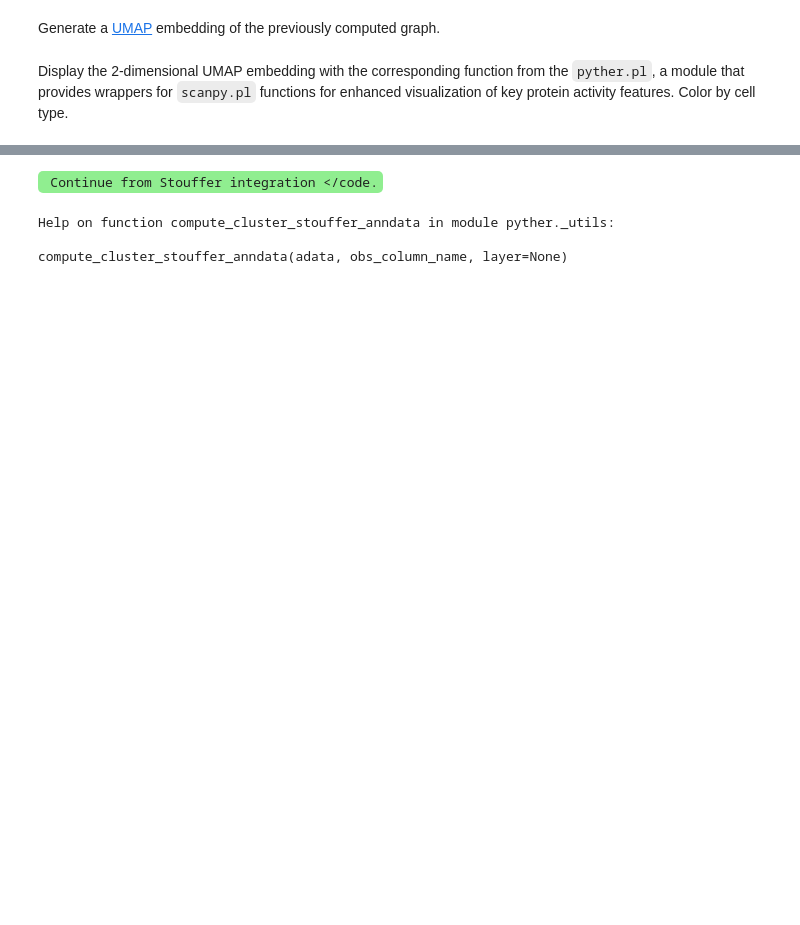
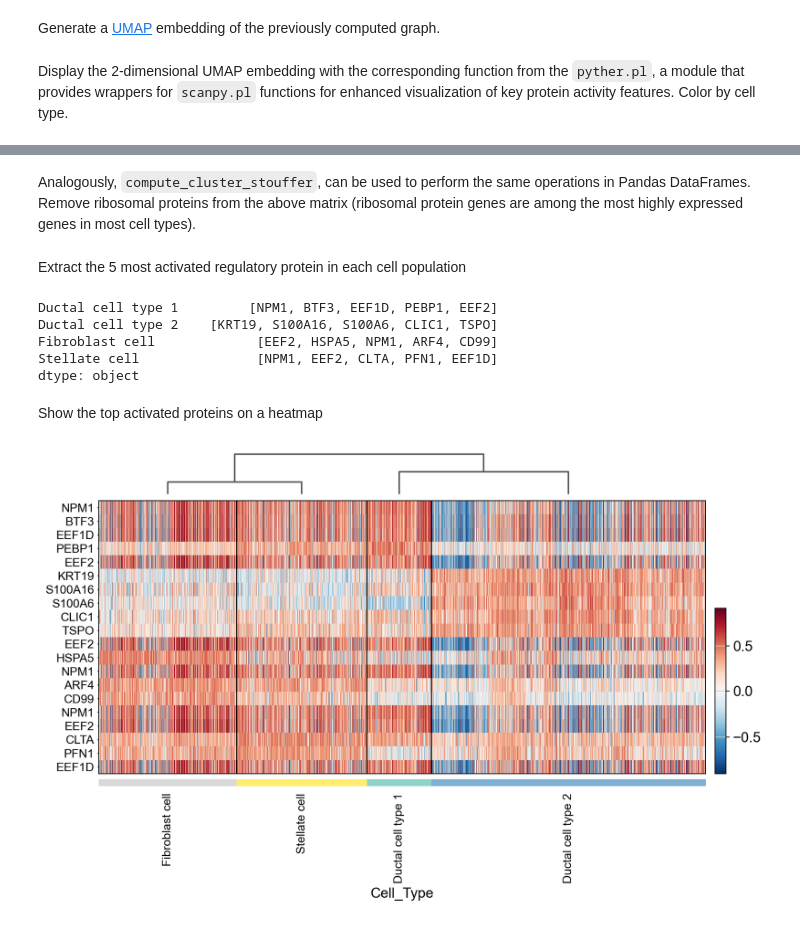
Before and after one commit to alevax/pyviper, a Jupyter notebook: Tutorials/Tutorial-2.ipynb, the cells around one changed output, grey strips where cells are left out. Saved outputs shown, nothing was run; the diff lists cells and outputs as text; code cells hidden in the pictures; blank space fills up the shorter version.

```diff
--- a/Tutorials/Tutorial-2.ipynb
+++ b/Tutorials/Tutorial-2.ipynb
@@ -186,8 +196,25 @@ sc.pl.umap(adata_PA,color="Cell_Type", palette="Set2", edges=True)
+# %%
+NES_integrated = pyther.compute_cluster_stouffer_anndata(adata_PA, "Cell_Type") # Stouffer integration
 # %% [markdown]
-<code style="background:lightgreen"> Continue from Stouffer integration </code.
+Analogously, `compute_cluster_stouffer`, can be used to perform the same operations in Pandas DataFrames. Remove ribosomal proteins from the above matrix (ribosomal protein genes are among the most highly expressed genes in most cell types).
-# %%
-help(pyther.compute_cluster_stouffer_anndata)
-# %% [output]
-Help on function compute_cluster_stouffer_anndata in module pyther._utils:
-
-compute_cluster_stouffer_anndata(adata, obs_column_name, layer=None)
+# %%
+filtered_proteins = NES_integrated.var_names[~NES_integrated.var_names.str.startswith('RP')].to_list() # Exclude columns starting with 'RP' from integrated matrix
+NES_integrated = NES_integrated[:,filtered_proteins] # remove ribosomal proteins from the AnnData object
+# %% [markdown]
+Extract the 5 most activated regulatory protein in each cell population
+# %%
+active_proteins = NES_integrated.to_df().apply(lambda row: row.nlargest(5).index.tolist(), axis=1)  # the top 5 most activated proteins in each cell type
+active_proteins
+# %% [output]
+Ductal cell type 1         [NPM1, BTF3, EEF1D, PEBP1, EEF2]
+Ductal cell type 2    [KRT19, S100A16, S100A6, CLIC1, TSPO]
+Fibroblast cell             [EEF2, HSPA5, NPM1, ARF4, CD99]
+Stellate cell               [NPM1, EEF2, CLTA, PFN1, EEF1D]
+dtype: object
+# %% [markdown]
+Show the top activated proteins on a heatmap
+# %%
+protein_set = active_proteins.sum() # protein set to display on the heatmap
+ax = pyther.pl.heatmap(adata_PA, var_names=protein_set, groupby="Cell_Type", layer="pes",vcenter=0,cmap="RdBu_r",dendrogram=True,swap_axes=True,figsize=(11,6))
+# %% [output]
+[figure, added]
```
Also changed, not shown: parts of 22 cells of this notebook.
